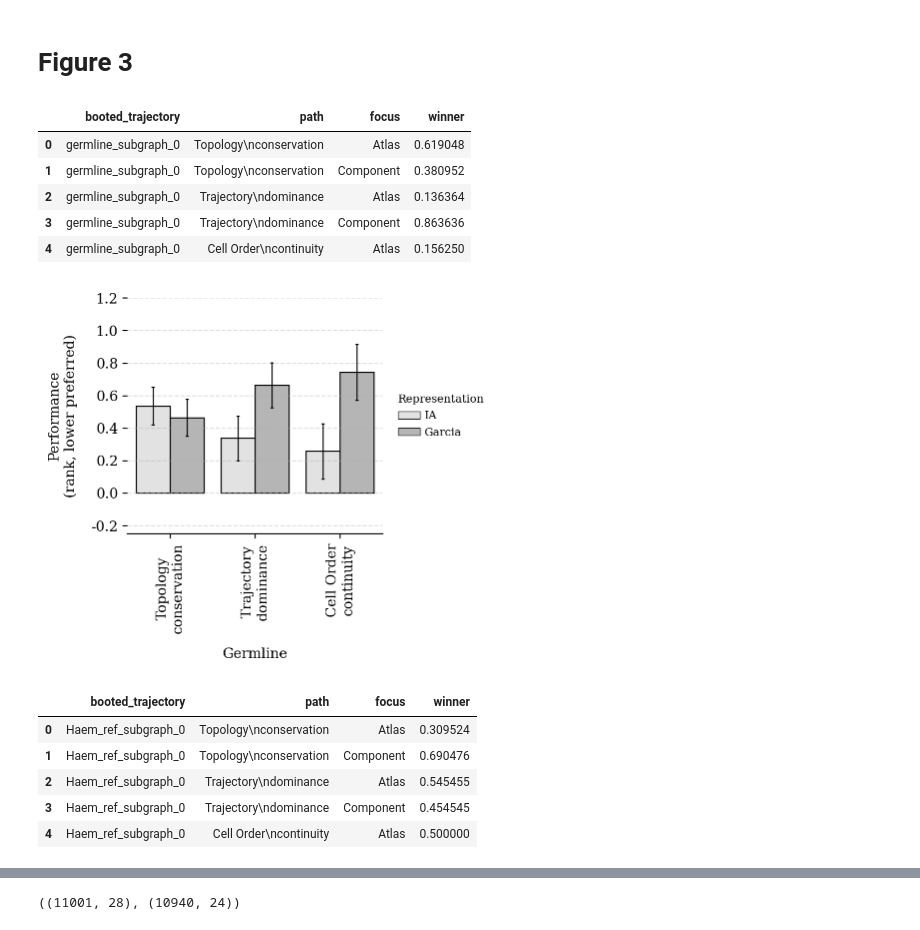
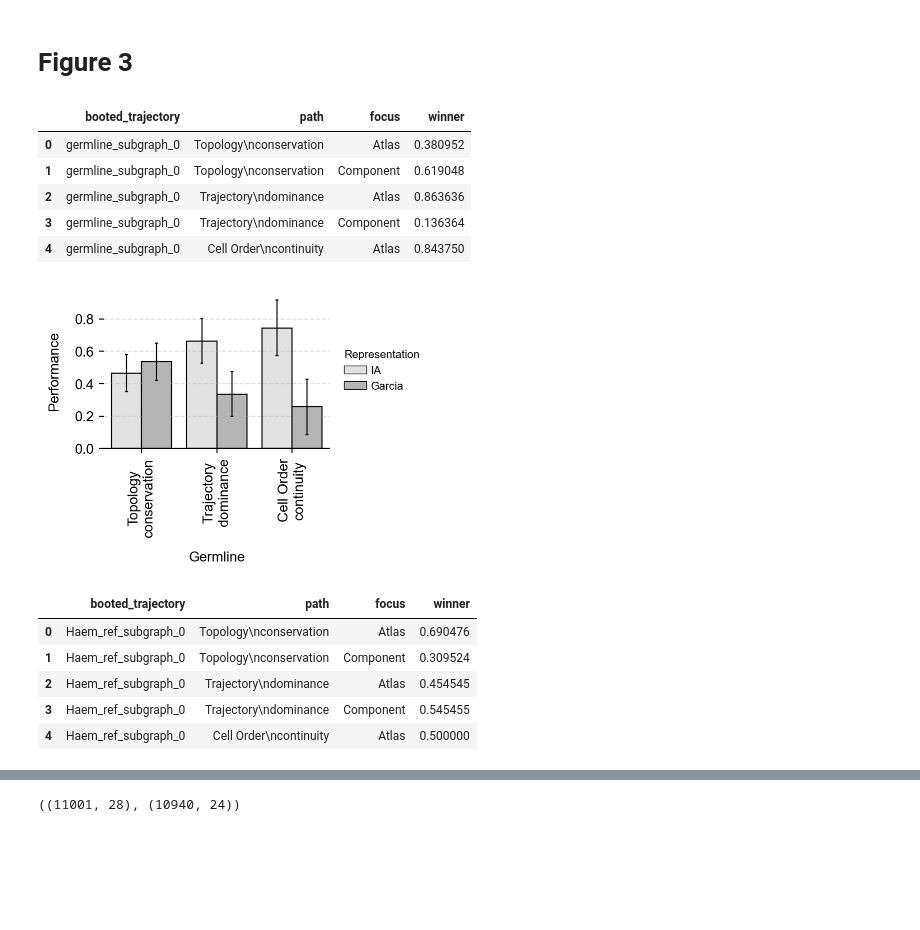
Before and after one commit to theislab/sctram, a Jupyter notebook: reproducibility/local/experiments/sctram_figures_only.ipynb, the cells around one changed output, grey strips where cells are left out. Cells and saved outputs as stored; diff of their text form; code cells hidden in the pictures; blank space fills up the shorter version.

```diff
--- a/reproducibility/local/experiments/sctram_figures_only.ipynb
+++ b/reproducibility/local/experiments/sctram_figures_only.ipynb
@@ -883,8 +967,8 @@ for i in ['weight_scpoli', 'weight_scvi']:
         figsize=(4, 0.75),
         edge_weight_attribute=i,
         title="",
-        edge_vmin=2.1,
-        edge_vmax=3.5,
+        edge_vmin=0.4,
+        edge_vmax=0.7,
         color_edges_by_weight=True,
         node_size=150,
         node_color="lightgray",
@@ -892,7 +976,7 @@ for i in ['weight_scpoli', 'weight_scvi']:
         edge_width=5,
         edge_labels=False,
         edge_label_font_size=5,
-        edge_cmap='viridis_r',
+        edge_cmap='viridis',
         edge_colorbar=False,
         file_name=f"{trajectory_focus}_{i}"
     )
@@ -943,9 +1027,10 @@ df_edges.reset_index(drop=True, inplace=True)
 
 df_edges_pivot = df_edges.pivot(index=['path', 'booted_trajectory', 'trajectory', 'metric', 'from_cell', 'to_cell'], columns='representation', values='score')
 df_edges_pivot_rank = rank_metrics(df_edges_pivot, metric_direction_dict, metric_index_pos=3, method='min')
-df_edges_pivot_rank_mean = df_edges_pivot_rank.groupby(level=[4, 5]).mean()
+df_edges_pivot_rank_mean = logistic_invert_rowwise(df_edges_pivot_rank).groupby(level=[4, 5]).mean()
 
-df_edges_pivot_rank_p = df_edges_pivot_rank.groupby(['from_cell', 'to_cell']).apply(compare_scores_and_get_means).reset_index()
+df_edges_pivot_rank_p = logistic_invert_rowwise(df_edges_pivot_rank).groupby(['from_cell', 'to_cell']).apply(compare_scores_and_get_means).reset_index()
+
 
 alpha = 0.05 / len(df_edges_pivot_rank_p)
 df_edges_pivot_rank_p['mean_scvi_final']   = np.where(df_edges_pivot_rank_p['p_value'] < alpha, df_edges_pivot_rank_p['mean_scvi'], np.nan)
@@ -964,8 +1049,8 @@ for i in ['weight_tardis', 'weight_scvi']:
         figsize=(4, 3.25),
         edge_weight_attribute=i,
         title="",
-        edge_vmin=2.1,
-        edge_vmax=3.5,
+        edge_vmin=0.4,
+        edge_vmax=0.7,
         color_edges_by_weight=True,
         node_size=150,
         node_color="lightgray",
@@ -973,7 +1058,7 @@ for i in ['weight_tardis', 'weight_scvi']:
         edge_width=5,
         edge_labels=False,
         edge_label_font_size=5,
-        edge_cmap='viridis_r',
+        edge_cmap='viridis',
         edge_colorbar=False,
         file_name=f"{trajectory_focus}_{i}"
     )
@@ -1027,14 +1176,14 @@ def get_winners(row):
     c = row['score_Component']
     a = row['score_Atlas']
 
-    if direction == 'increasing':
+    if direction == 'decreasing':
         if c > a:
             return pd.Series([0, 1])
         elif a > c:
             return pd.Series([1, 0])
         else:
             return pd.Series([0.5, 0.5])
-    elif direction == 'decreasing':
+    elif direction == 'increasing':
         if c < a:
             return pd.Series([0, 1])
         elif a < c:
@@ -1101,11 +1250,11 @@ long_both_back = (
 long_both_back.head()
 # %% [output]
 |  | booted_trajectory | path | focus | winner |
-| 0 | germline_subgraph_0 | Topology\nconservation | Atlas | 0.619048 |
-| 1 | germline_subgraph_0 | Topology\nconservation | Component | 0.380952 |
-| 2 | germline_subgraph_0 | Trajectory\ndominance | Atlas | 0.136364 |
-| 3 | germline_subgraph_0 | Trajectory\ndominance | Component | 0.863636 |
-| 4 | germline_subgraph_0 | Cell Order\ncontinuity | Atlas | 0.156250 |
+| 0 | germline_subgraph_0 | Topology\nconservation | Atlas | 0.380952 |
+| 1 | germline_subgraph_0 | Topology\nconservation | Component | 0.619048 |
+| 2 | germline_subgraph_0 | Trajectory\ndominance | Atlas | 0.863636 |
+| 3 | germline_subgraph_0 | Trajectory\ndominance | Component | 0.136364 |
+| 4 | germline_subgraph_0 | Cell Order\ncontinuity | Atlas | 0.843750 |
 # %%
 label_mapping = {
     "Atlas": "IA",
@@ -1113,9 +1262,9 @@ label_mapping = {
 }
 
 # match boxplot’s height & per-column width
-fig_height = 4
+fig_height = 3
 n_cols = long_both_back["focus"].nunique()
-col_width = 2.8
+col_width = 2.4
 fig_width = n_cols * col_width
 
 fig, ax = plt.subplots(figsize=(fig_width, fig_height))
@@ -1147,9 +1296,9 @@ for patch in bp.patches:
 ax.set_xticklabels(ax.get_xticklabels(), rotation=90, ha='center', fontsize=10)
 ax.tick_params(axis="y", labelsize=10)
 ax.set_xlabel('Germline', fontsize=10, labelpad=10)
-plt.ylabel("Performance\n(rank, lower preferred)", fontsize=10, labelpad=10)
+plt.ylabel("Performance", fontsize=10, labelpad=10)
 
-ax.set_ylim(-0.25, 1.2)
+ax.set_ylim(0, None)
 ax.yaxis.set_major_formatter(FormatStrFormatter('%.1f'))
 
 # grid + despine
@@ -1164,34 +1313,34 @@ handles, labels = ax.get_legend_handles_labels()
 new_labels = [label_mapping.get(l, l) for l in labels]
 
 slim_handles = [
     mpatches.Patch(
         facecolor=h.get_facecolor(),   # <-- keep the whole RGBA tuple
         edgecolor="black",
         linewidth=0.5                  #   thinner border
     )
     for h in handles
 ]
 
 leg = ax.legend(
     slim_handles,
     new_labels,
     title="Representation",
     loc="center left",
     bbox_to_anchor=(1.02, 0.5),
     alignment="left",
     frameon=False,
     title_fontsize=8,
     fontsize=8,
     borderaxespad=0.5,
     handletextpad=0.4,
     labelspacing=0.5,
 )
 
 # tighten layout (accounts for legend)
 plt.tight_layout(rect=[0, 0, 0.85, 1])
 plt.savefig("/Users/kemalinecik/Downloads/fig2fig/comparison_germline_component.pdf")
 # %% [output]
-[figure, old version]
+[figure, new version]
 # %%
 long_both_germ = long_both_back.copy()
 # %%
@@ -1233,14 +1382,14 @@ def get_winners(row):
     c = row['score_Component']
     a = row['score_Atlas']
 
-    if direction == 'increasing':
+    if direction == 'decreasing':
         if c > a:
             return pd.Series([0, 1])
         elif a > c:
             return pd.Series([1, 0])
         else:
             return pd.Series([0.5, 0.5])
-    elif direction == 'decreasing':
+    elif direction == 'increasing':
         if c < a:
             return pd.Series([0, 1])
         elif a < c:
@@ -1307,10 +1456,10 @@ long_both_back = (
 long_both_back.head()
 # %% [output]
 |  | booted_trajectory | path | focus | winner |
-| 0 | Haem_ref_subgraph_0 | Topology\nconservation | Atlas | 0.309524 |
-| 1 | Haem_ref_subgraph_0 | Topology\nconservation | Component | 0.690476 |
-| 2 | Haem_ref_subgraph_0 | Trajectory\ndominance | Atlas | 0.545455 |
-| 3 | Haem_ref_subgraph_0 | Trajectory\ndominance | Component | 0.454545 |
+| 0 | Haem_ref_subgraph_0 | Topology\nconservation | Atlas | 0.690476 |
+| 1 | Haem_ref_subgraph_0 | Topology\nconservation | Component | 0.309524 |
+| 2 | Haem_ref_subgraph_0 | Trajectory\ndominance | Atlas | 0.454545 |
+| 3 | Haem_ref_subgraph_0 | Trajectory\ndominance | Component | 0.545455 |
 | 4 | Haem_ref_subgraph_0 | Cell Order\ncontinuity | Atlas | 0.500000 |
 # %%
 label_mapping = {
```
Also changed, not shown: parts of 40 cells of this notebook.
